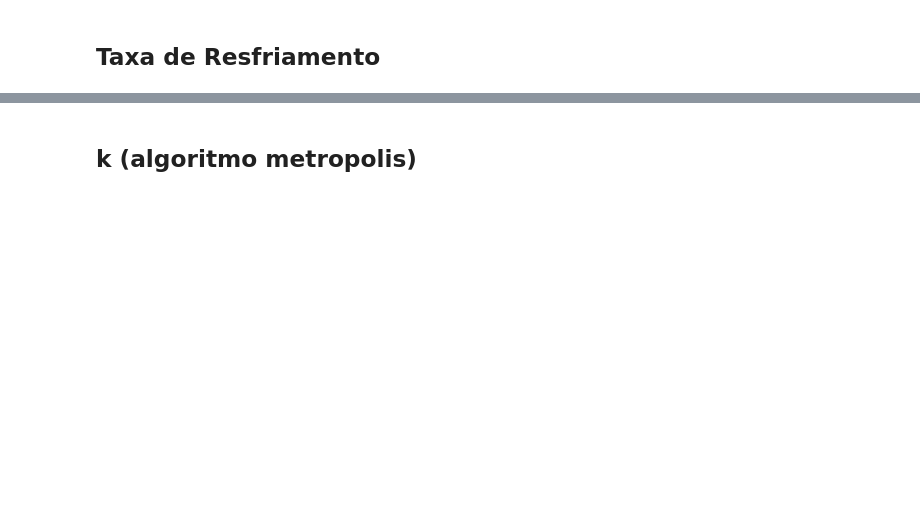
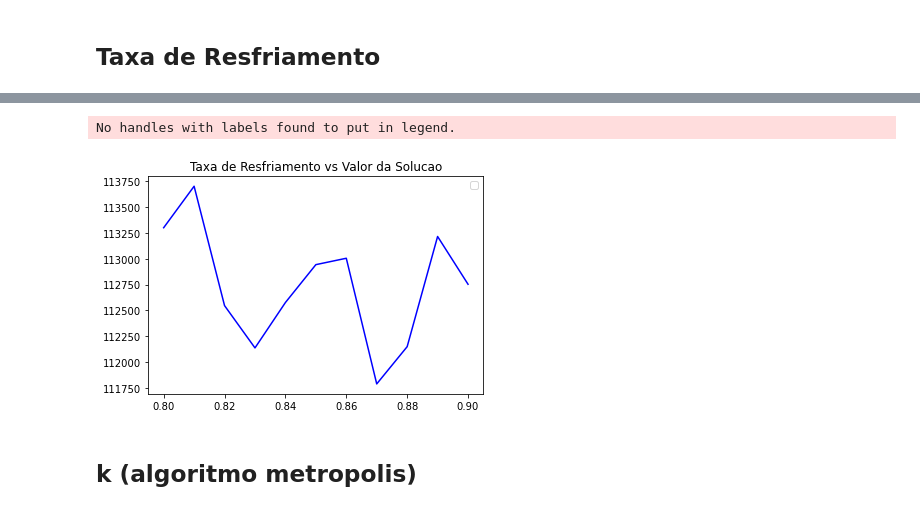
Before and after one commit to RiccoSoares/sAnnealing, a Jupyter notebook: plot.ipynb, the cells around one changed output, grey strips where cells are left out. Cells and saved outputs as stored; diff of their text form; code cells hidden in the pictures; blank space fills up the shorter version.

```diff
--- a/plot.ipynb
+++ b/plot.ipynb
@@ -49,2 +26,10 @@ TypeError: simulatedAnnealing() takes 1 positional argument but 4 were given
 # %% [markdown]
 ## Taxa de Resfriamento
+# %%
+sol_eval = []
+cooling_rate = [0.8, 0.81, 0.82, 0.83, 0.84, 0.85, 0.86, 0.87, 0.88, 0.89, 0.9]
+# %%
+instance = va.readInstance(1)
+for r in cooling_rate:
+    solution = sa.simulatedAnnealing(instance, 10, r, 10)
+    sol_eval.append(solution.value)
@@ -51,2 +42,11 @@ TypeError: simulatedAnnealing() takes 1 positional argument but 4 were given
+# %%
+plt.plot(cooling_rate, sol_eval, 'b')
+plt.title('Taxa de Resfriamento vs Valor da Solucao')
+plt.legend()
+plt.savefig('grafico2.png')
+plt.show()
+# %% [output]
+No handles with labels found to put in legend.
+[figure, added]
 # %% [markdown]
 ## k (algoritmo metropolis)
```
Also changed, not shown: parts of 10 cells of this notebook, 3 other files.
